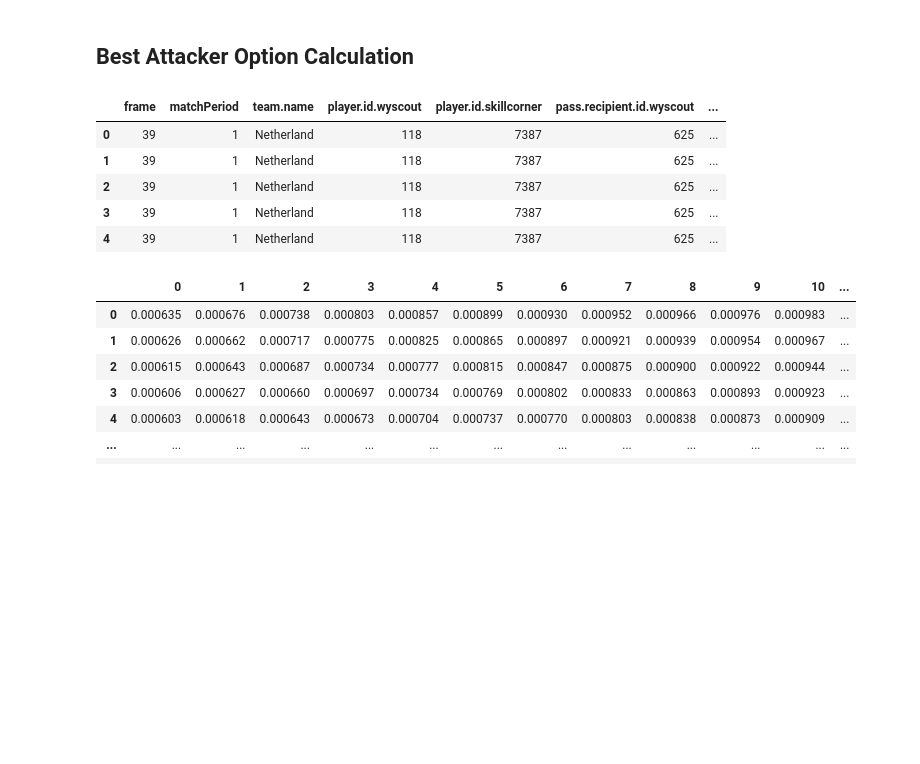
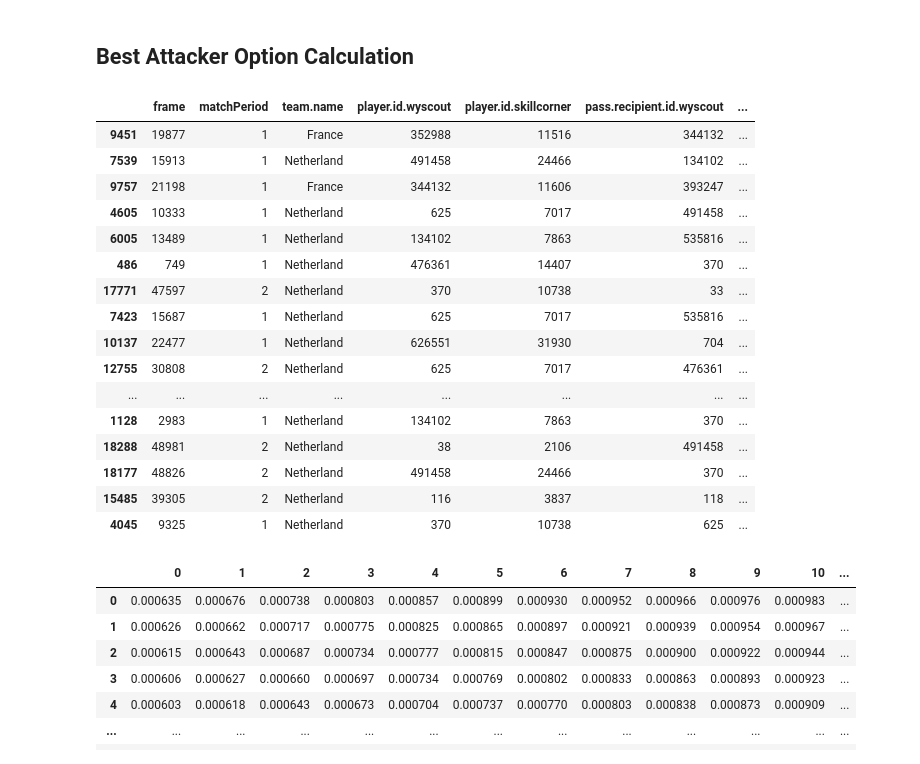
Before and after one commit to ariskoutris/defensive-passing-networks, a Jupyter notebook: src/notebooks/xt_check.ipynb, the cells around one changed output. Cells and saved outputs as stored; diff of their text form; code cells hidden in the pictures; blank space fills up the shorter version.

```diff
--- a/src/notebooks/xt_check.ipynb
+++ b/src/notebooks/xt_check.ipynb
@@ -230,14 +230,25 @@ plt.show()
 ## Best Attacker Option Calculation
 # %%
 passes = pd.read_csv('pass_table.csv')
-passes.head()
+passes.sample(20)
 # %% [output]
 |  | frame | matchPeriod | team.name | player.id.wyscout | player.id.skillcorner | pass.recipient.id.wyscout | ... |
-| 0 | 39 | 1 | Netherland | 118 | 7387 | 625 | ... |
-| 1 | 39 | 1 | Netherland | 118 | 7387 | 625 | ... |
-| 2 | 39 | 1 | Netherland | 118 | 7387 | 625 | ... |
-| 3 | 39 | 1 | Netherland | 118 | 7387 | 625 | ... |
-| 4 | 39 | 1 | Netherland | 118 | 7387 | 625 | ... |
+| 9451 | 19877 | 1 | France | 352988 | 11516 | 344132 | ... |
+| 7539 | 15913 | 1 | Netherland | 491458 | 24466 | 134102 | ... |
+| 9757 | 21198 | 1 | France | 344132 | 11606 | 393247 | ... |
+| 4605 | 10333 | 1 | Netherland | 625 | 7017 | 491458 | ... |
+| 6005 | 13489 | 1 | Netherland | 134102 | 7863 | 535816 | ... |
+| 486 | 749 | 1 | Netherland | 476361 | 14407 | 370 | ... |
+| 17771 | 47597 | 2 | Netherland | 370 | 10738 | 33 | ... |
+| 7423 | 15687 | 1 | Netherland | 625 | 7017 | 535816 | ... |
+| 10137 | 22477 | 1 | Netherland | 626551 | 31930 | 704 | ... |
+| 12755 | 30808 | 2 | Netherland | 625 | 7017 | 476361 | ... |
+| ... | ... | ... | ... | ... | ... | ... | ... |
+| 1128 | 2983 | 1 | Netherland | 134102 | 7863 | 370 | ... |
+| 18288 | 48981 | 2 | Netherland | 38 | 2106 | 491458 | ... |
+| 18177 | 48826 | 2 | Netherland | 491458 | 24466 | 370 | ... |
+| 15485 | 39305 | 2 | Netherland | 116 | 3837 | 118 | ... |
+| 4045 | 9325 | 1 | Netherland | 370 | 10738 | 625 | ... |
 # %%
 DATA_PATH = '../../data/'
 XT_PLOT_PATH = DATA_PATH + 'smoothed_xt.csv'
```
Also changed, not shown: parts of 22 cells of this notebook, 2 other files.
